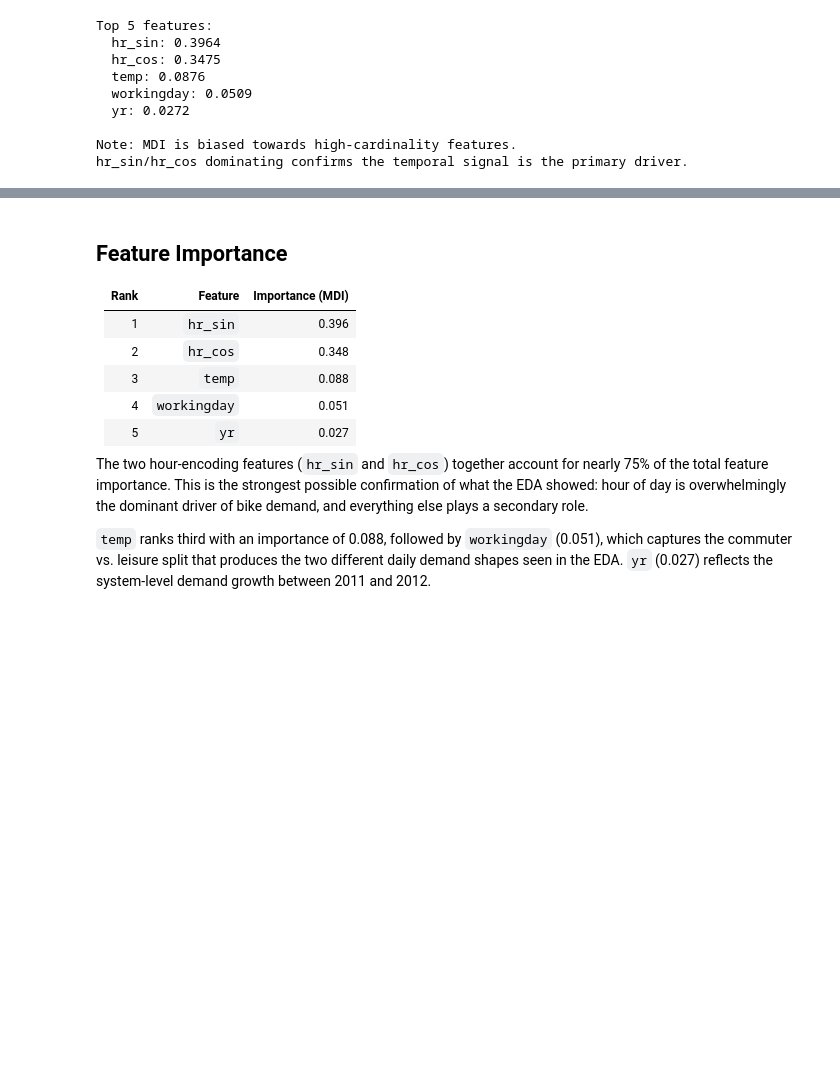
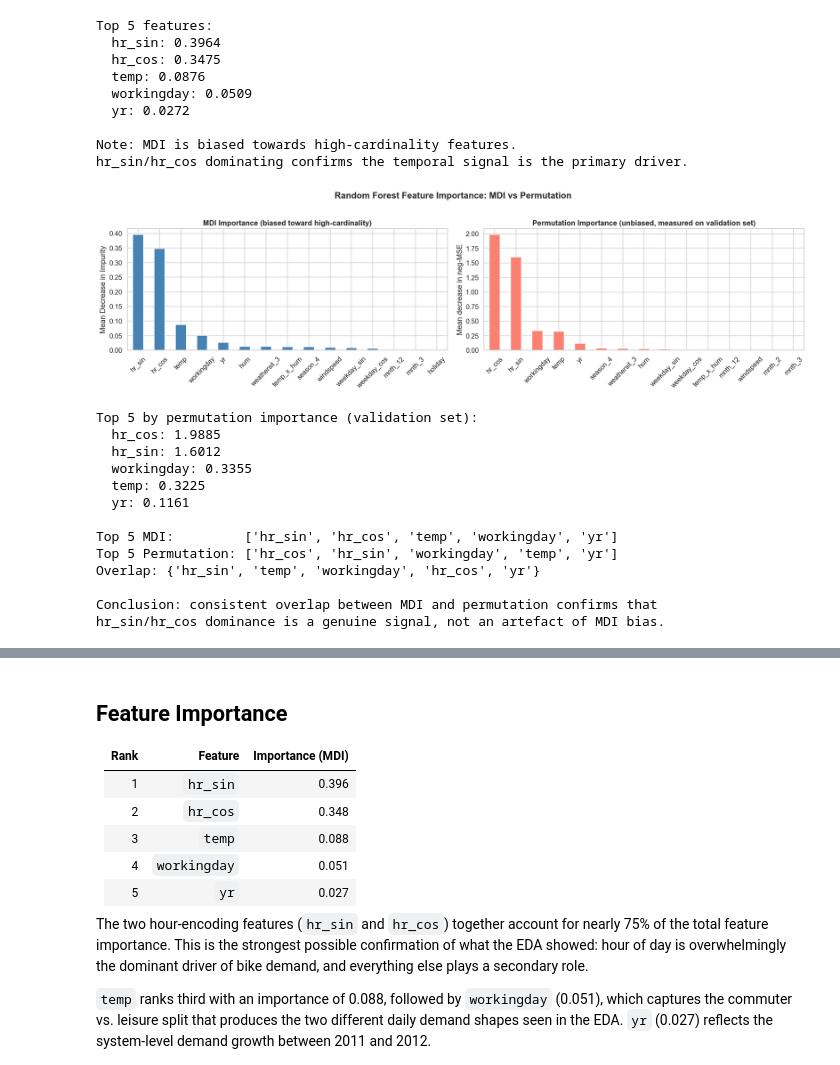
Before and after one commit to oliespineira/ML-fundamentals-2026, a Jupyter notebook: assignment_2_olivia_espineira.ipynb, the cells around one changed output, grey strips where cells are left out. Cells and saved outputs as stored; diff of their text form; code cells hidden in the pictures; blank space fills up the shorter version.

```diff
--- a/assignment_2_olivia_espineira.ipynb
+++ b/assignment_2_olivia_espineira.ipynb
@@ -659,6 +700,8 @@ Feature list:
 ['yr', 'holiday', 'workingday', 'temp', 'hum', 'windspeed', 'hr_sin', 'hr_cos', 'weekday_sin', 'weekday_cos', 'season_2', 'season_3', 'season_4', 'weathersit_2', 'weathersit_3', 'weathersit_4', 'mnth_ ...
 
 All NaN check — Train: 0, Val: 0, Test: 0
+# %%
+X_val_fe_v1 = X_val_fe.copy()  # save 28-feature version for permutation importance
 # %% [markdown]
 ### Feature Engineering Results
 
@@ -1046,3 +1089,66 @@ Top 5 features:
 
 Note: MDI is biased towards high-cardinality features.
 hr_sin/hr_cos dominating confirms the temporal signal is the primary driver.
+# %%
+# Permutation Importance: unbiased alternative to MDI
+# MDI can overstate importance of high-cardinality features; permutation importance
+# measures the actual drop in validation performance when each feature is randomly shuffled.
+# sklearn.inspection.permutation_importance was already imported in the setup cell.
+perm_imp = permutation_importance(
+    rf_initial, X_val_fe_v1, y_val,
+    n_repeats=10,
+    random_state=SEED,
+    n_jobs=-1,
+    scoring='neg_mean_squared_error'
+)
+
+perm_imp_series = pd.Series(
+    perm_imp.importances_mean,
+    index=X_val_fe_v1.columns
+).sort_values(ascending=False)
+
+# Side-by-side comparison: MDI vs Permutation
+fig, axes = plt.subplots(1, 2, figsize=(18, 5))
+
+feat_importance.head(15).plot(kind='bar', ax=axes[0], color='steelblue', edgecolor='white')
+axes[0].set_title('MDI Importance (biased toward high-cardinality)', fontweight='bold')
+axes[0].set_ylabel('Mean Decrease in Impurity')
+axes[0].tick_params(axis='x', rotation=45)
+
+perm_imp_series.head(15).plot(kind='bar', ax=axes[1], color='salmon', edgecolor='white')
+axes[1].set_title('Permutation Importance (unbiased, measured on validation set)', fontweight='bold')
+axes[1].set_ylabel('Mean decrease in neg-MSE')
+axes[1].tick_params(axis='x', rotation=45)
+
+plt.suptitle('Random Forest Feature Importance: MDI vs Permutation', fontweight='bold', y=1.02)
+plt.tight_layout()
+plt.show()
+
+print('Top 5 by permutation importance (validation set):')
+for feat, imp in perm_imp_series.head(5).items():
+    print(f'  {feat}: {imp:.4f}')
+
+# Compare rankings
+top5_mdi = list(feat_importance.head(5).index)
+top5_perm = list(perm_imp_series.head(5).index)
+print(f'\nTop 5 MDI:         {top5_mdi}')
+print(f'Top 5 Permutation: {top5_perm}')
+overlap = set(top5_mdi) & set(top5_perm)
+print(f'Overlap: {overlap}')
+print('\nConclusion: consistent overlap between MDI and permutation confirms that')
+print('hr_sin/hr_cos dominance is a genuine signal, not an artefact of MDI bias.')
+# %% [output]
+[figure, added]
+Top 5 by permutation importance (validation set):
+  hr_cos: 1.9885
+  hr_sin: 1.6012
+  workingday: 0.3355
+  temp: 0.3225
+  yr: 0.1161
+
+Top 5 MDI:         ['hr_sin', 'hr_cos', 'temp', 'workingday', 'yr']
+Top 5 Permutation: ['hr_cos', 'hr_sin', 'workingday', 'temp', 'yr']
+Overlap: {'hr_sin', 'temp', 'workingday', 'hr_cos', 'yr'}
+
+Conclusion: consistent overlap between MDI and permutation confirms that
+hr_sin/hr_cos dominance is a genuine signal, not an artefact of MDI bias.
```
Also changed, not shown: parts of 18 cells of this notebook, 2 other files.
